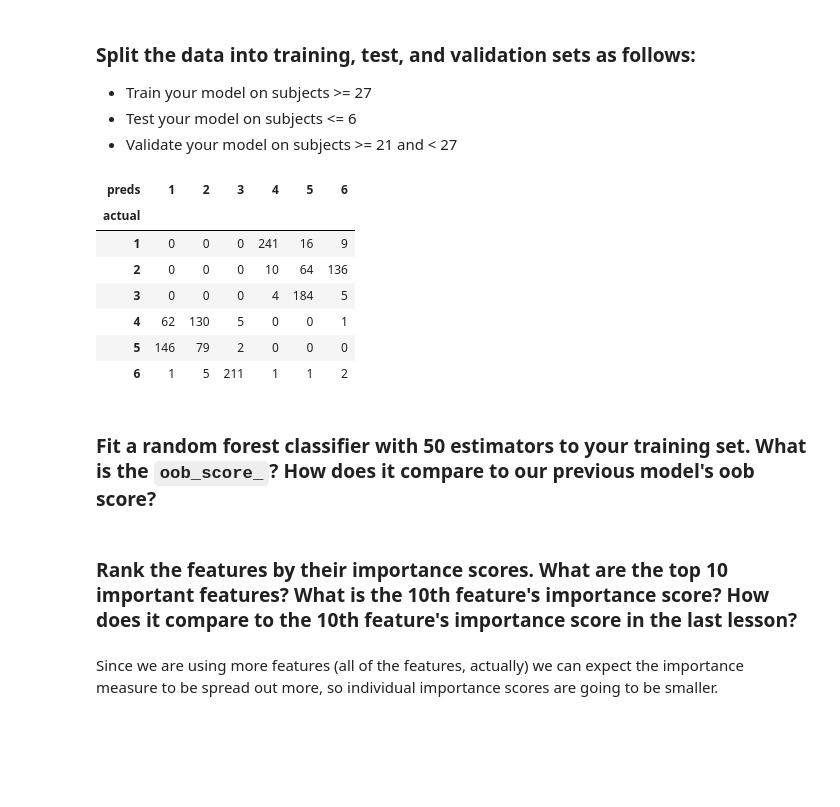
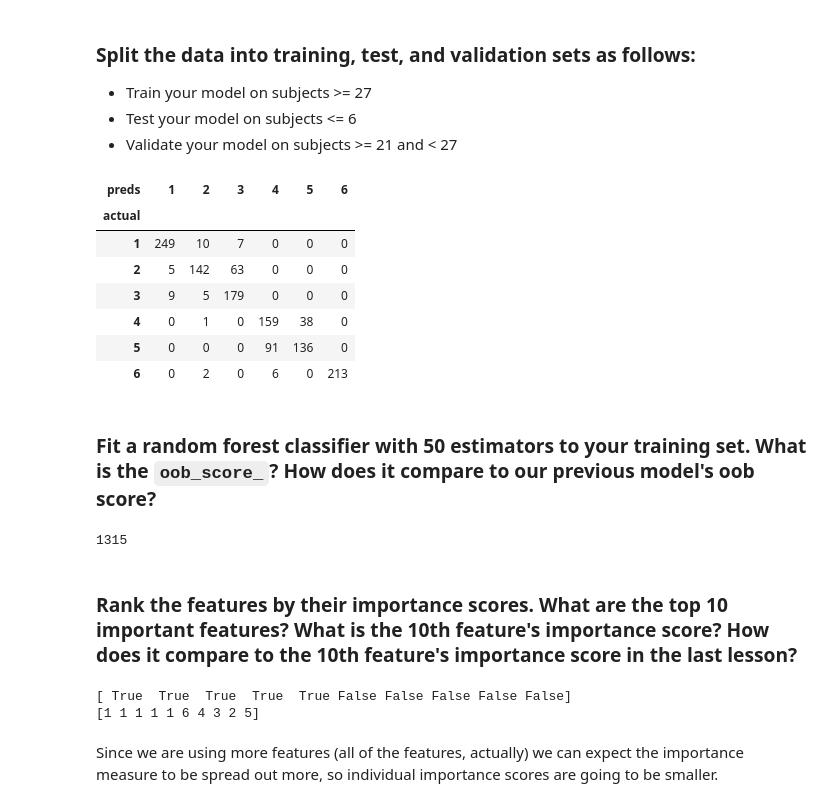
Before and after one commit to zadrozny/thinkful, a Jupyter notebook: u4_l2/u4_l2.ipynb, the cells around one changed output. Saved outputs shown, nothing was run; the diff lists cells and outputs as text; code cells hidden in the pictures; blank space fills up the shorter version.

```diff
--- a/u4_l2/u4_l2.ipynb
+++ b/u4_l2/u4_l2.ipynb
@@ -203,7 +237,13 @@ precision_recall_fscore_support(val_data['y'], preds_val, average='weighted')
 Being able to read and interpret the column names won't always help you out of that scenario, so in this lesson we're going to do something different: we're going to name the columns x0...xn. Then we're going to use a black box approach to random forests, i.e. one where we don't really understand the variables and the model but with which we can do useful things anyway. Then we will see what we get as the top 10 variables and compare with our approach in the previous lesson. This will allow us to compare and contrast the two methods--one where we used a lot of domain knowledge, and one where we use a 'black box' approach.
 # %% [markdown]
 ### Change the column names to [x0...xn], but keep the last two columns in the dataset named 'subject' and 'activity'.
+# %%
+from copy import deepcopy
+
+df_anon = deepcopy(df)
 # %%
-columns_renamed = ['x'+str(n) for n in range(len(df.columns)-2)]
-df.columns
+columns_renamed = ['x'+str(n) for n in range(len(df.columns)-3)] + list(df.columns[-3:])
+
+df_anon.columns = columns_renamed
+df_anon.head()
 # %% [output]
@@ -222,27 +261,26 @@ Index(['tAccMeanX', 'tAccMeanY', 'tAccMeanZ', 'tAccSTDX', 'tAccSTDY',
 * Validate your model on subjects >= 21 and < 27
 # %%
 # Prepare to divide the dataset into test, train (lifted from sklearn Iris example)
-train_data_subject = df[df['subject_train'] >= 27]
-test_data_subject = df[df['subject_train'] <= 6]
-val_data_subject = df[(df['subject_train'] >= 21) & (df['subject_train'] < 27)]
+train_data_subject = df_anon[df_anon['subject_train'] >= 27]
+test_data_subject = df_anon[df_anon['subject_train'] <= 6]
+val_data_subject = df_anon[(df_anon['subject_train'] >= 21) & (df_anon['subject_train'] < 27)]
 # %%
-features = df.columns[:500]
-clf = RandomForestClassifier(n_jobs=2)
-y, _ = pd.factorize(train_data_subject['y'])
-y = [n+1 for n in y] # Offset
-clf.fit(train_data_subject[features], y)
+features_500 = df_anon.columns[:500]
+clf = RandomForestClassifier(n_jobs=2, oob_score=True)
 
-preds_test = clf.predict(test_data_subject[features])
+clf.fit(train_data_subject[features_500], train_data_subject['y'])
 
-pd.crosstab(test_data_subject['y'], preds_test, rownames=['actual'], colnames=['preds'])
+preds_test_subject = clf.predict(test_data_subject[features_500])
+
+pd.crosstab(test_data_subject['y'], preds_test_subject, rownames=['actual'], colnames=['preds'])
 # %% [output]
 | preds | 1 | 2 | 3 | 4 | 5 | 6 |
 | actual |  |  |  |  |  |  |
-| 1 | 0 | 0 | 0 | 241 | 16 | 9 |
-| 2 | 0 | 0 | 0 | 10 | 64 | 136 |
-| 3 | 0 | 0 | 0 | 4 | 184 | 5 |
-| 4 | 62 | 130 | 5 | 0 | 0 | 1 |
-| 5 | 146 | 79 | 2 | 0 | 0 | 0 |
-| 6 | 1 | 5 | 211 | 1 | 1 | 2 |
+| 1 | 249 | 10 | 7 | 0 | 0 | 0 |
+| 2 | 5 | 142 | 63 | 0 | 0 | 0 |
+| 3 | 9 | 5 | 179 | 0 | 0 | 0 |
+| 4 | 0 | 1 | 0 | 159 | 38 | 0 |
+| 5 | 0 | 0 | 0 | 91 | 136 | 0 |
+| 6 | 0 | 2 | 0 | 6 | 0 | 213 |
 # %% [markdown]
 ### Fit a random forest classifier with 50 estimators to your training set. What is the `oob_score_`? How does it compare to our previous model's oob score?
@@ -257,5 +300,26 @@ preds_test = clf.predict(test_data_subject[features])
+# %%
+len(train_data_subject['y'])
+len(preds_test_data_subject_50_features)
+# %% [output]
+1315
 # %% [markdown]
 ### Rank the features by their importance scores. What are the top 10 important features? What is the 10th feature's importance score? How does it compare to the 10th feature's importance score in the last lesson?
+# %%
+# MZ: Not seeing many refs on web. Not sure how to work off below, as feature selection
+# function seems hardcoded into make_friedman1 dataset
+# http://scikit-learn.org/stable/modules/generated/sklearn.feature_selection.RFE.html
+from sklearn.datasets import make_friedman1
+from sklearn.feature_selection import RFE
+from sklearn.svm import SVR
+X, y = make_friedman1(n_samples=50, n_features=10, random_state=0)
+estimator = SVR(kernel="linear")
+selector = RFE(estimator, 5, step=1)
+selector = selector.fit(X, y)
+print(selector.support_)
+print(selector.ranking_)
+# %% [output]
+[ True  True  True  True  True False False False False False]
+[1 1 1 1 1 6 4 3 2 5]
 # %% [markdown]
 Since we are using more features (all of the features, actually) we can expect the importance measure to be spread out more, so individual importance scores are going to be smaller.
 # %% [markdown]
```
Also changed, not shown: parts of 14 cells of this notebook.
